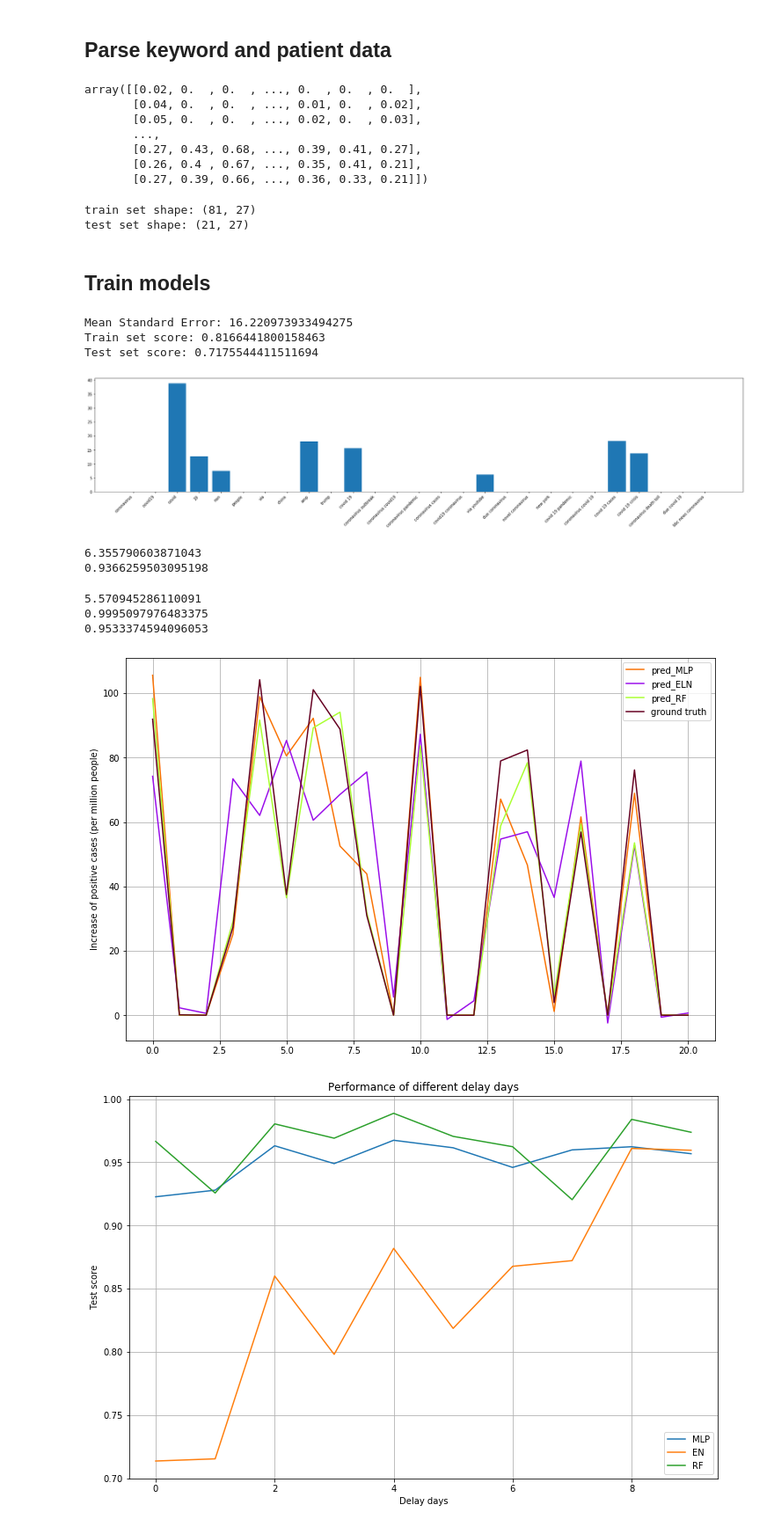
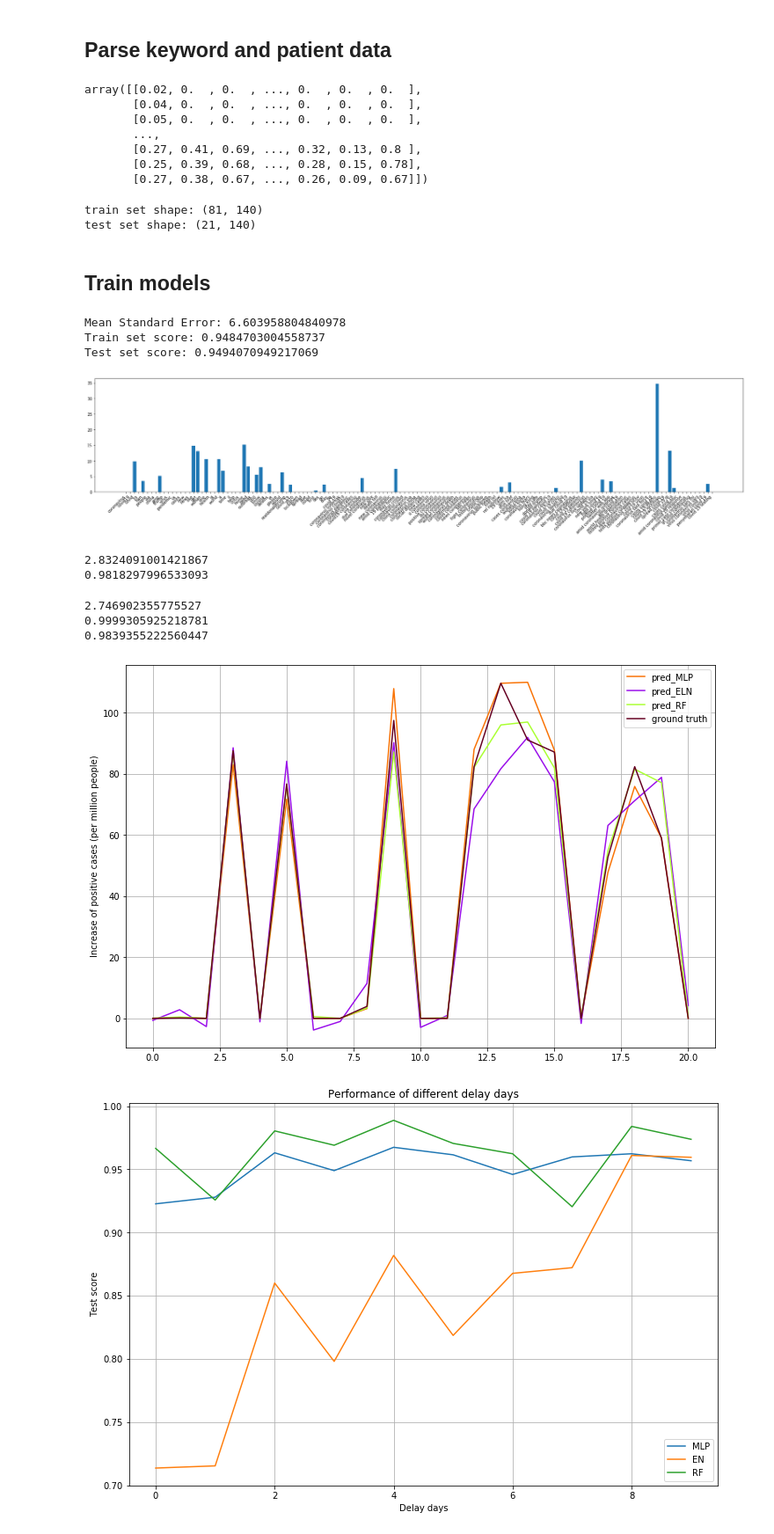
Before and after one commit to Trembleo/DS-GA-1003-Final-proj, a Jupyter notebook: code/COVIDtrends.ipynb, the cells around one changed output. Shown: that part at 88% size. Cells and saved outputs as stored; diff of their text form; code cells hidden in the pictures.

```diff
--- a/code/COVIDtrends.ipynb
+++ b/code/COVIDtrends.ipynb
@@ -67,28 +67,28 @@ for region in region_list:
 # %% [markdown]
 ## Parse keyword and patient data
 # %%
-parser = DataParser(keywords_path=KW_30_US_PATH,cases_path=US_DAILY_PATH,
+parser = DataParser(keywords_path=KW_150_US_PATH,cases_path=US_DAILY_PATH,
                     start_date="2020-01-21",end_date="2020-05-10")
-d_avg = parser.process_labels(delay=3)
+d_avg = parser.process_labels(delay=4)
 train_matrix = parser.process_data_sample(label_array=d_avg,avg_date=0)
 # %%
 train_matrix
 # %% [output]
 array([[0.02, 0.  , 0.  , ..., 0.  , 0.  , 0.  ],
-       [0.04, 0.  , 0.  , ..., 0.01, 0.  , 0.02],
-       [0.05, 0.  , 0.  , ..., 0.02, 0.  , 0.03],
+       [0.04, 0.  , 0.  , ..., 0.  , 0.  , 0.  ],
+       [0.05, 0.  , 0.  , ..., 0.  , 0.  , 0.  ],
        ...,
-       [0.27, 0.43, 0.68, ..., 0.39, 0.41, 0.27],
-       [0.26, 0.4 , 0.67, ..., 0.35, 0.41, 0.21],
-       [0.27, 0.39, 0.66, ..., 0.36, 0.33, 0.21]])
+       [0.27, 0.41, 0.69, ..., 0.32, 0.13, 0.8 ],
+       [0.25, 0.39, 0.68, ..., 0.28, 0.15, 0.78],
+       [0.27, 0.38, 0.67, ..., 0.26, 0.09, 0.67]])
 # %%
 X_train, X_test, y_train, y_test = train_test_split(train_matrix, d_avg[:train_matrix.shape[0]], test_size=0.2, shuffle=True)
 # %%
 print("train set shape: {}".format(X_train.shape))
 print("test set shape: {}".format(X_test.shape))
 # %% [output]
-train set shape: (81, 27)
-test set shape: (21, 27)
+train set shape: (81, 140)
+test set shape: (21, 140)
 # %% [markdown]
 ## Train models
 # %%
@@ -107,10 +107,10 @@ fig, ax = plt.subplots(figsize=(30, 6))
 ax.bar(parser.keywords.columns[1:], EN_reg.coef_)
 fig.autofmt_xdate(rotation=45)
 # %% [output]
-Mean Standard Error: 16.220973933494275
-Train set score: 0.8166441800158463
-Test set score: 0.7175544411511694
+Mean Standard Error: 6.603958804840978
+Train set score: 0.9484703004558737
+Test set score: 0.9494070949217069
-[figure, old version]
+[figure, new version]
 # %%
 ## Random Forest
 #########################################################
@@ -123,8 +123,8 @@ diff = y_test-pred_RF
 print(np.mean(abs(diff)))
 print(RF_reg.score(X_test,y_test))
 # %% [output]
-6.355790603871043
-0.9366259503095198
+2.8324091001421867
+0.9818297996533093
 # %%
 ## MLP
 #########################################################
@@ -138,21 +138,22 @@ print(np.mean(abs(diff)))
 print(MLP_regressor.score(X_train,y_train))
 print(MLP_regressor.score(X_test,y_test))
 # %% [output]
-5.570945286110091
-0.9995097976483375
-0.9533374594096053
+2.746902355775527
+0.9999305925218781
+0.9839355222560447
 # %%
 fig = plt.figure(figsize=(12,8))
 ax1 = fig.add_subplot()
 ax1.plot(pred_MLP, 'xkcd:orange')
 ax1.plot(pred_ELN, 'xkcd:violet')
 ax1.plot(pred_RF, 'xkcd:lime')
 ax1.plot(y_test, 'xkcd:maroon')
 ax1.set_ylabel('Increase of positive cases (per million people)')
+ax1.set_xlabel('Test set index')
 ax1.legend(['pred_MLP','pred_ELN','pred_RF','ground truth'])
 ax1.grid()
 # %% [output]
-[figure, old version]
+[figure, new version]
 # %%
 ###############
 days=10
```
